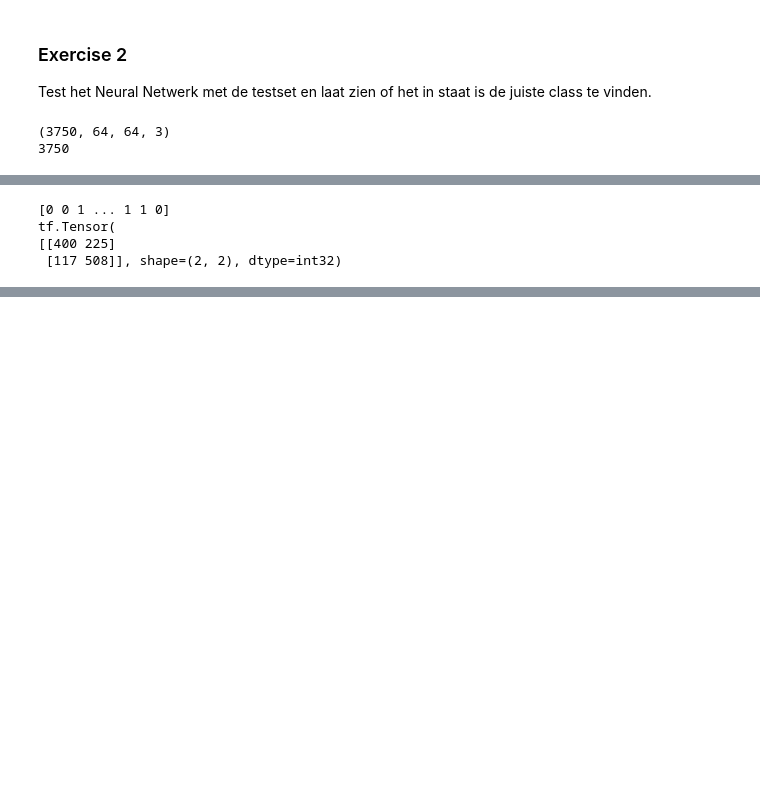
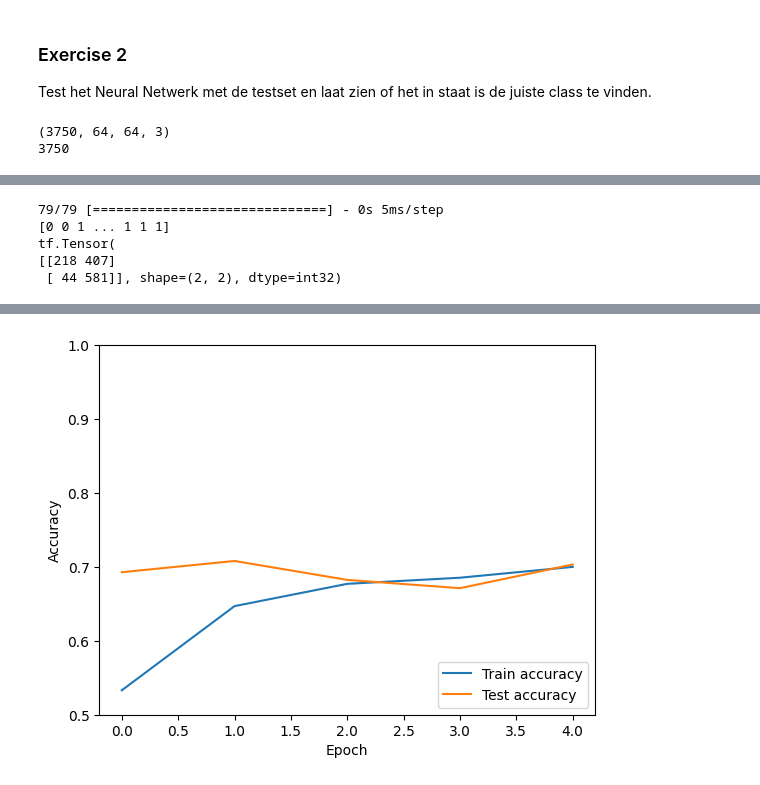
Before and after one commit to AFAD85/MakeAIWork2, a Jupyter notebook: opdrachten/practica/week07/image_recognition/notebook/tf_nn_opdracht1.ipynb, the cells around one changed output, grey strips where cells are left out. Drawn from its saved outputs; the diff is of its cells as text; code cells hidden in the pictures; blank space fills up the shorter version.

```diff
--- a/opdrachten/practica/week07/image_recognition/notebook/tf_nn_opdracht1.ipynb
+++ b/opdrachten/practica/week07/image_recognition/notebook/tf_nn_opdracht1.ipynb
@@ -193,7 +191,7 @@ _________________________________________________________________
 # %%
 lossFunction = keras.losses.SparseCategoricalCrossentropy(from_logits=True)
 gdAlgorithm = keras.optimizers.Adam(learning_rate=0.001)
-nrOfEpochs = 50
+nrOfEpochs = 5
 # %% [markdown]
 <h3>Train het model</h3>
 # %%
@@ -303,16 +288,18 @@ labels = np.argmax(testLabels,axis=-1)
 conf_matrix = tf.math.confusion_matrix(labels=testLabels, predictions=pred)
 print(conf_matrix)
 # %% [output]
-[0 0 1 ... 1 1 0]
+79/79 [==============================] - 0s 5ms/step
+[0 0 1 ... 1 1 1]
 tf.Tensor(
-[[400 225]
- [117 508]], shape=(2, 2), dtype=int32)
+[[218 407]
+ [ 44 581]], shape=(2, 2), dtype=int32)
 # %%
-# plt.plot(history.history['accuracy'], label='Train accuracy')
-# plt.plot(history_test.history['accuracy'], label = 'Test accuracy')
-# plt.xlabel('Epoch')
-# plt.ylabel('Accuracy')
-# plt.ylim([0.5, 1])
-# plt.legend(loc='lower right')
+plt.plot(history.history['accuracy'], label='Train accuracy')
+plt.plot(history_test.history['accuracy'], label = 'Test accuracy')
+plt.xlabel('Epoch')
+plt.ylabel('Accuracy')
+plt.ylim([0.5, 1])
+plt.legend(loc='lower right')
 
-# test_loss, test_acc = model.evaluate(testSet,  testLabels, verbose=2)
+test_loss, test_acc = model.evaluate(testSet,  testLabels, verbose=2)
+# %% [output]
@@ -318,0 +307 @@ tf.Tensor(
+[figure, added]
```
Also changed, not shown: parts of 7 cells of this notebook.
